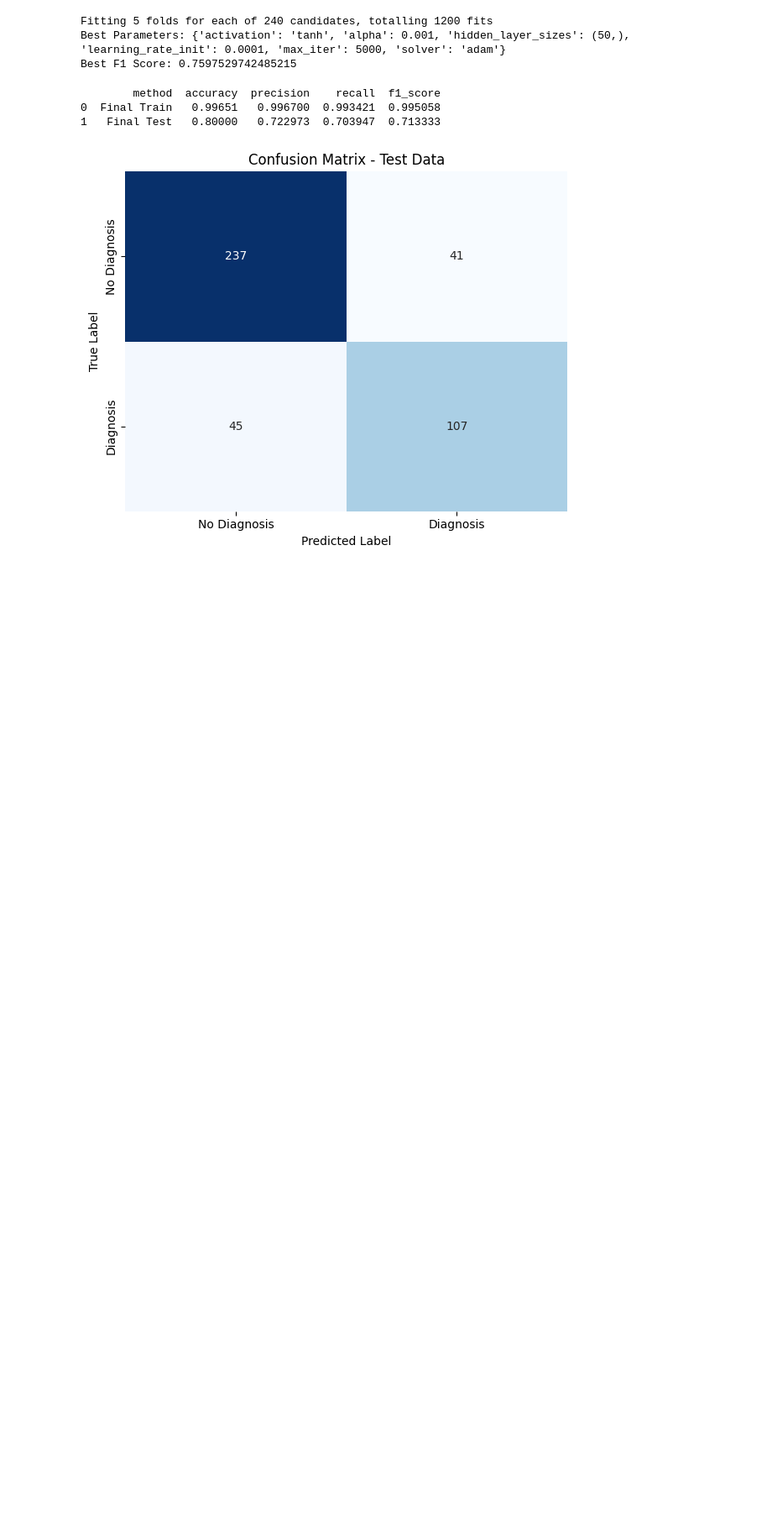
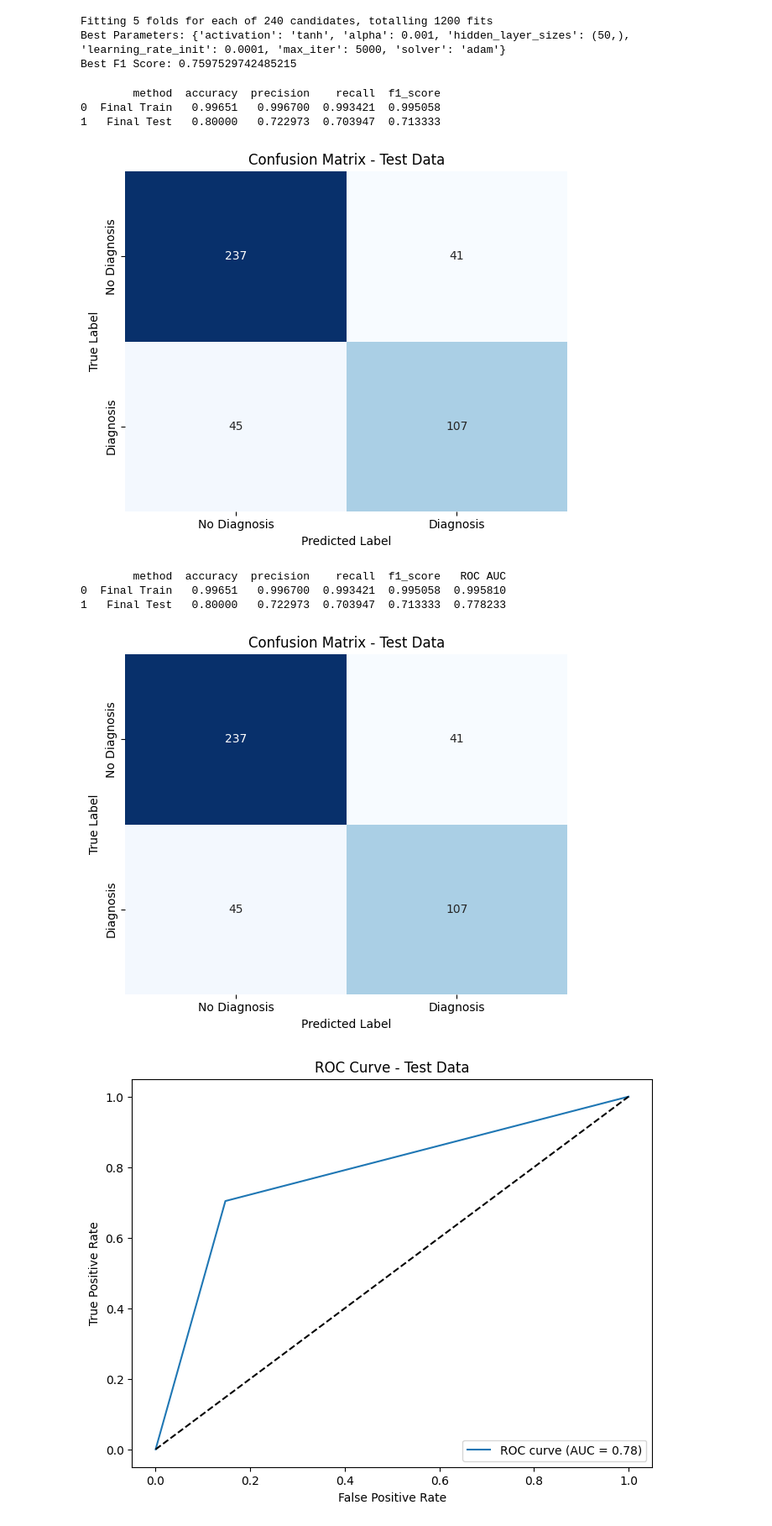
Before and after one commit to kaushal2m2/sta141c-final-proj, a Jupyter notebook: ANN alz.ipynb, the cells around one changed output. Shown at 84% size. Saved outputs shown, nothing was run; the diff lists cells and outputs as text; code cells hidden in the pictures; blank space fills up the shorter version.

Commit message:
Added ROC for all models

```diff
--- a/ANN alz.ipynb
+++ b/ANN alz.ipynb
@@ -130,3 +130,79 @@ plt.show()
 0  Final Train   0.99651   0.996700  0.993421  0.995058
 1   Final Test   0.80000   0.722973  0.703947  0.713333
 [figure]
+# %%
+# Stratified K-Fold cross-validation on the training set
+cv = StratifiedKFold(n_splits=5, shuffle=True, random_state=49)
+for train_idx, val_idx in cv.split(X_scaled, y):
+    X_tr, X_val = X_scaled[train_idx], X_scaled[val_idx]
+    y_tr, y_val = y.iloc[train_idx], y.iloc[val_idx]
+    best_ann.fit(X_tr, y_tr)
+    _ = best_ann.predict(X_val)
+
+X_test = test.drop('Diagnosis', axis=1)
+y_test = test['Diagnosis']
+
+# Perform one-hot encoding on the test set
+X_test = pd.get_dummies(X_test, drop_first=True)
+
+# Reindex the test set
+X_test = X_test.reindex(columns=X.columns, fill_value=0)
+
+# Scale the test data using the same scaler fitted on the training set
+X_test_scaled = scaler.transform(X_test)
+
+# Fit the final tuned model on the full training dataset
+best_ann.fit(X_scaled, y)
+
+# Generate probabilities on the full training set and the test set
+y_train_probs = best_ann.predict(X_scaled).ravel()
+y_test_probs  = best_ann.predict(X_test_scaled).ravel()
+
+# Convert probabilities to binary predictions using a 0.5 threshold
+y_train_pred_final = (y_train_probs > 0.5).astype(int)
+y_test_pred_final  = (y_test_probs > 0.5).astype(int)
+
+# Collect performance metrics
+final_train_metrics = collect_metrics(y, y_train_pred_final, method_name="Final Train")
+final_test_metrics  = collect_metrics(y_test, y_test_pred_final, method_name="Final Test")
+final_train_metrics["ROC AUC"] = roc_auc_score(y, y_train_probs)
+final_test_metrics["ROC AUC"]  = roc_auc_score(y_test, y_test_probs)
+
+# Combine final performance metrics
+results = [final_train_metrics, final_test_metrics]
+results_df = pd.DataFrame(results)
+print(results_df)
+
+# Compute the confusion matrix for the test predictions.
+cm = confusion_matrix(y_test, y_test_pred_final)
+
+# Define labels
+labels = ['No Diagnosis', 'Diagnosis']
+
+# Visualize the confusion matrix as a heatmap.
+plt.figure(figsize=(6, 5))
+sns.heatmap(cm, annot=True, fmt='d', cmap='Blues',
+            xticklabels=labels, yticklabels=labels, cbar=False)
+plt.xlabel('Predicted Label')
+plt.ylabel('True Label')
+plt.title('Confusion Matrix - Test Data')
+plt.tight_layout()
+plt.show()
+
+# Plot ROC curve for the test set.
+fpr, tpr, thresholds = roc_curve(y_test, y_test_probs)
+roc_auc = roc_auc_score(y_test, y_test_probs)
+plt.figure(figsize=(8, 6))
+plt.plot(fpr, tpr, label=f"ROC curve (AUC = {roc_auc:.2f})")
+plt.plot([0, 1], [0, 1], 'k--')
+plt.xlabel("False Positive Rate")
+plt.ylabel("True Positive Rate")
+plt.title("ROC Curve - Test Data")
+plt.legend(loc="lower right")
+plt.show()
+# %% [output]
+        method  accuracy  precision    recall  f1_score   ROC AUC
+0  Final Train   0.99651   0.996700  0.993421  0.995058  0.995810
+1   Final Test   0.80000   0.722973  0.703947  0.713333  0.778233
+[figure, added]
+[figure, added]
```
Also changed, not shown: parts of 1 cell of this notebook, 2 other files.
